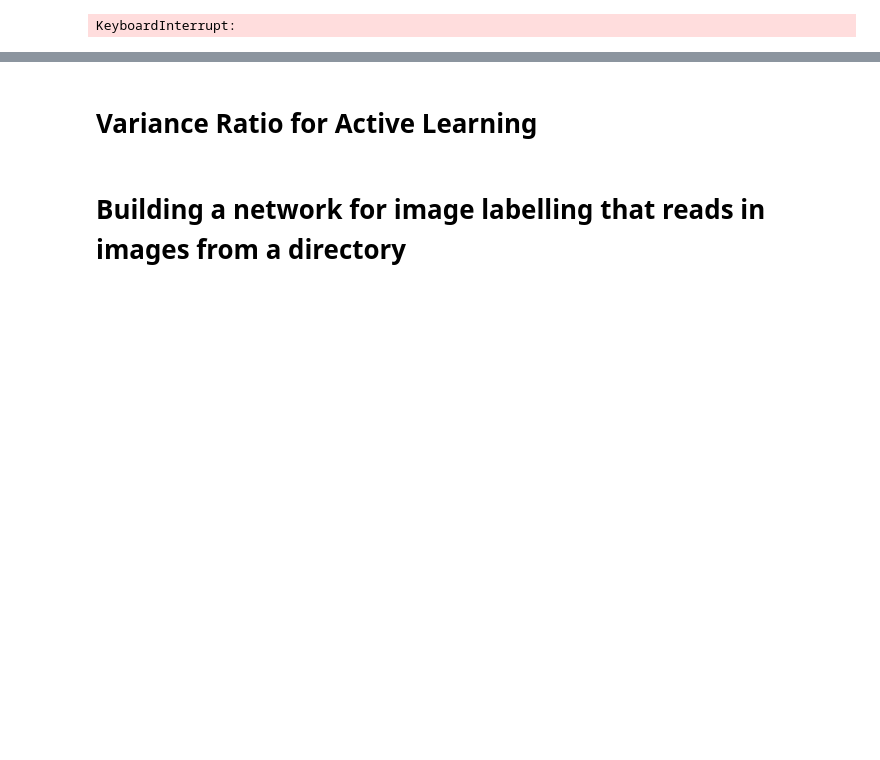
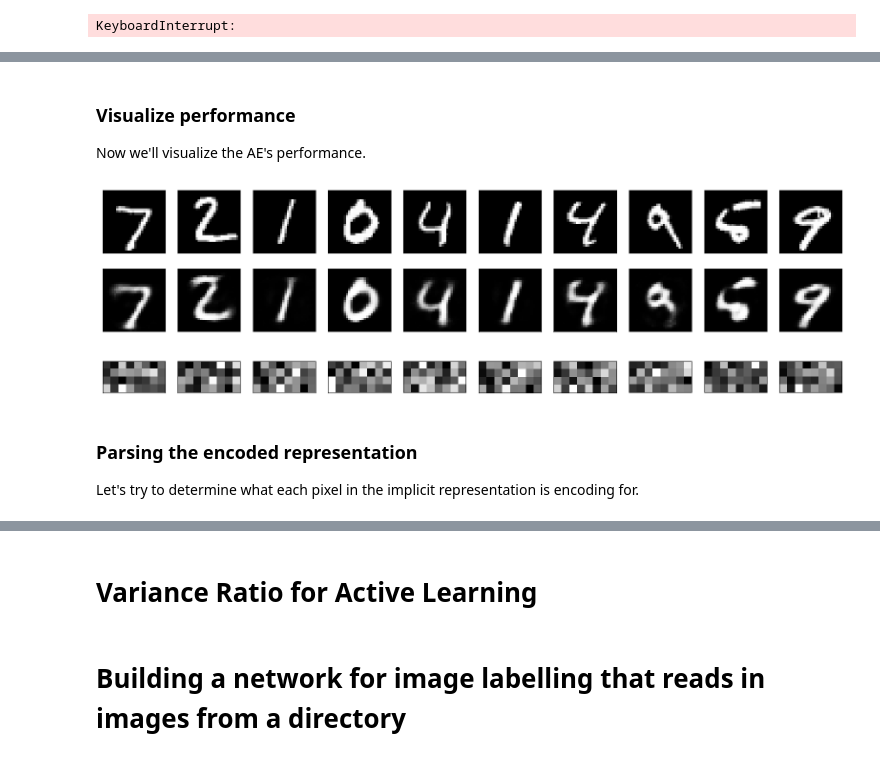
Before and after one commit to asberk/active-learning, a Jupyter notebook: notebooks/Example networks with keras and tensorflow.ipynb, the cells around one changed output, grey strips where cells are left out. Cells and saved outputs as stored; diff of their text form; code cells hidden in the pictures; blank space fills up the shorter version.

Commit message:
added autoencoder material

```diff
--- a/notebooks/Example networks with keras and tensorflow.ipynb
+++ b/notebooks/Example networks with keras and tensorflow.ipynb
@@ -393,0 +415,7 @@ model.save_weights('first_try.h5')  # always save your weights after training or
+# %%
+# and make a decoder model too
+encoded_input = Input(shape=(encoding_dim,))
+# last layer of the autoencoder model
+decoder_layer = autoencoder.layers[-1]
+# create decoder model
+decoder = Model(encoded_input, decoder_layer(encoded_input))
@@ -393,0 +427,9 @@ model.save_weights('first_try.h5')  # always save your weights after training or
+# %%
+(x_train, y_train), (x_test, y_test) = mnist.load_data()
+# %%
+x_train = x_train.astype('float32') / 255.
+x_test = x_test.astype('float32') / 255.
+x_train = x_train.reshape((len(x_train), np.prod(x_train.shape[1:])))
+x_test = x_test.reshape((len(x_test), np.prod(x_test.shape[1:])))
+print(x_train.shape)
+print(x_test.shape)
@@ -393,0 +461,6 @@ model.save_weights('first_try.h5')  # always save your weights after training or
+# %% [markdown]
+### Visualize performance
+Now we'll visualize the AE's performance.
+# %%
+encoded_imgs = encoder.predict(x_test)
+decoded_imgs = decoder.predict(encoded_imgs)
@@ -393,0 +470,34 @@ model.save_weights('first_try.h5')  # always save your weights after training or
+# %%
+n = 10
+plt.figure(figsize=(20,4))
+for i in range(n):
+    # display original
+    ax = plt.subplot(2, n, i+1)
+    plt.imshow(x_test[i].reshape(28,28))
+    plt.gray()
+    ax.get_xaxis().set_visible(False)
+    ax.get_yaxis().set_visible(False)
+
+    # display reconstruction
+    ax = plt.subplot(2, n, i + 1 + n)
+    plt.imshow(decoded_imgs[i].reshape(28, 28))
+    plt.gray()
+    ax.get_xaxis().set_visible(False)
+    ax.get_yaxis().set_visible(False)
+# %% [output]
+[figure, added]
+# %%
+n = 10
+plt.figure(figsize=(20,2))
+for i in range(n):
+    # display original
+    ax = plt.subplot(1, n, i+1)
+    plt.imshow(encoded_imgs[i].reshape(4,8))
+    plt.gray()
+    ax.get_xaxis().set_visible(False)
+    ax.get_yaxis().set_visible(False)
+# %% [output]
+[figure, added]
+# %% [markdown]
+### Parsing the encoded representation
+Let's try to determine what each pixel in the implicit representation is encoding for.
```
Also changed, not shown: parts of 35 cells of this notebook.
